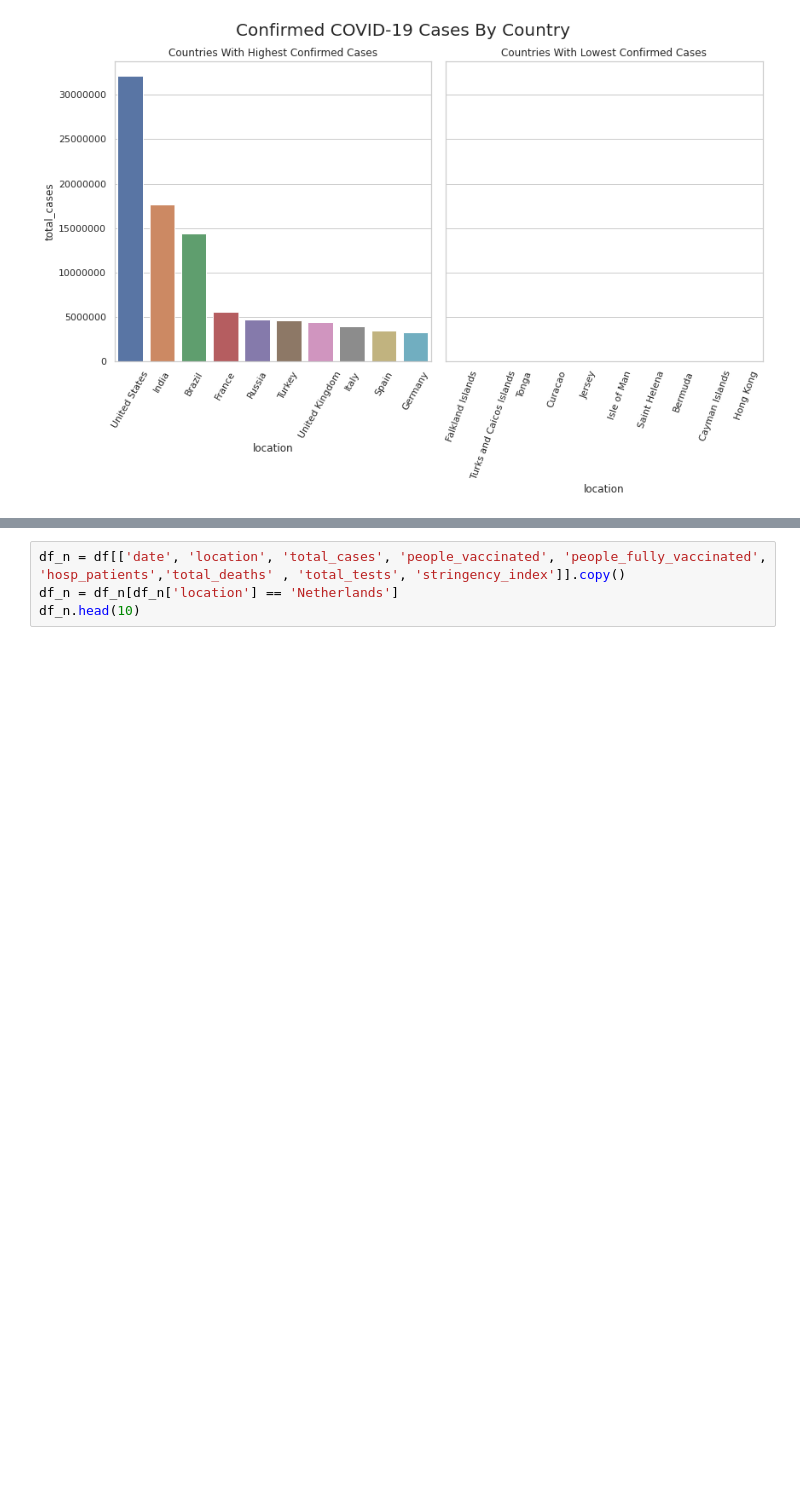
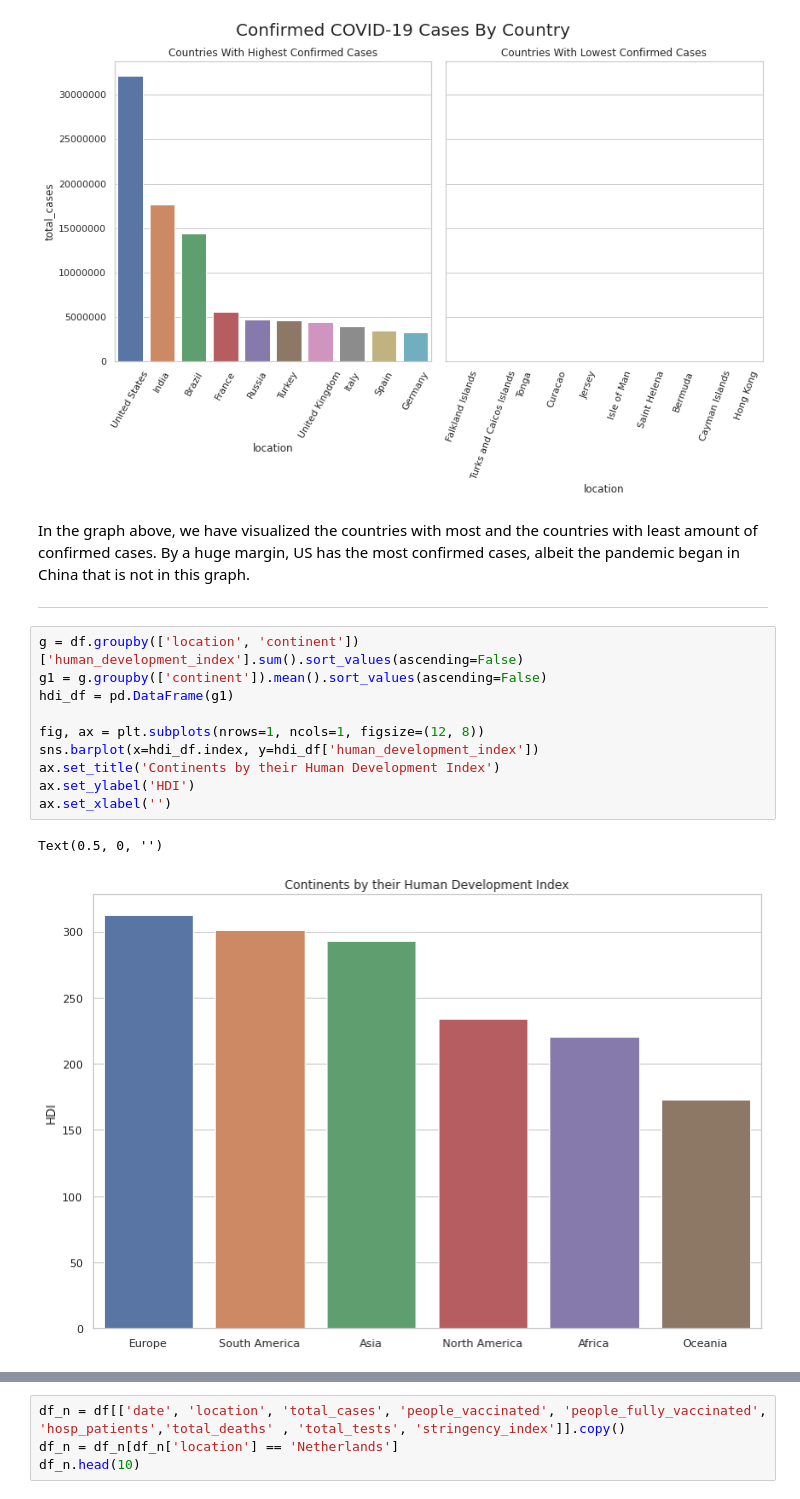
Before and after one commit to michaelbahchevanov/lockscan, a Jupyter notebook: EDA_COVID.ipynb, the cells around one changed output, grey strips where cells are left out. Saved outputs shown, nothing was run; the diff lists cells and outputs as text; blank space fills up the shorter version.

Commit message:
:sparkles: added EDV for general data & final ml

```diff
--- a/EDA_COVID.ipynb
+++ b/EDA_COVID.ipynb
@@ -159,3 +143,19 @@ ax[1].set_xticklabels(ax[1].get_xticklabels(), rotation=70)
 fig.tight_layout()
 # %% [output]
 [figure]
+# %% [markdown]
+In the graph above, we have visualized the countries with most and the countries with least amount of confirmed cases. By a huge margin, US has the most confirmed cases, albeit the pandemic began in China that is not in this graph.
+***
+# %%
+g = df.groupby(['location', 'continent'])['human_development_index'].sum().sort_values(ascending=False)
+g1 = g.groupby(['continent']).mean().sort_values(ascending=False)
+hdi_df = pd.DataFrame(g1)
+
+fig, ax = plt.subplots(nrows=1, ncols=1, figsize=(12, 8))
+sns.barplot(x=hdi_df.index, y=hdi_df['human_development_index'])
+ax.set_title('Continents by their Human Development Index')
+ax.set_ylabel('HDI')
+ax.set_xlabel('')
+# %% [output]
+Text(0.5, 0, '')
+[figure, added]
```
Also changed, not shown: parts of 22 cells of this notebook, 1 other file.
